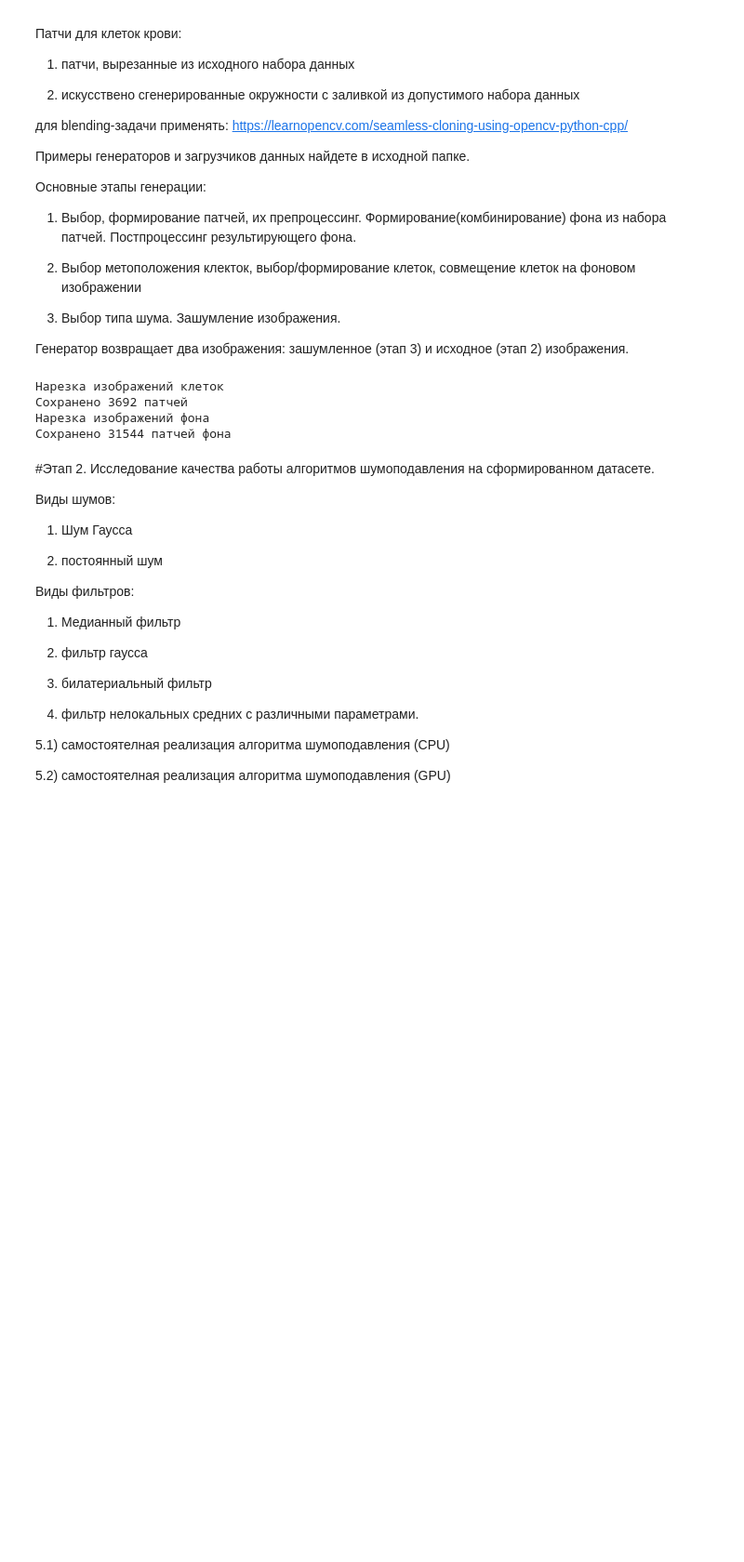
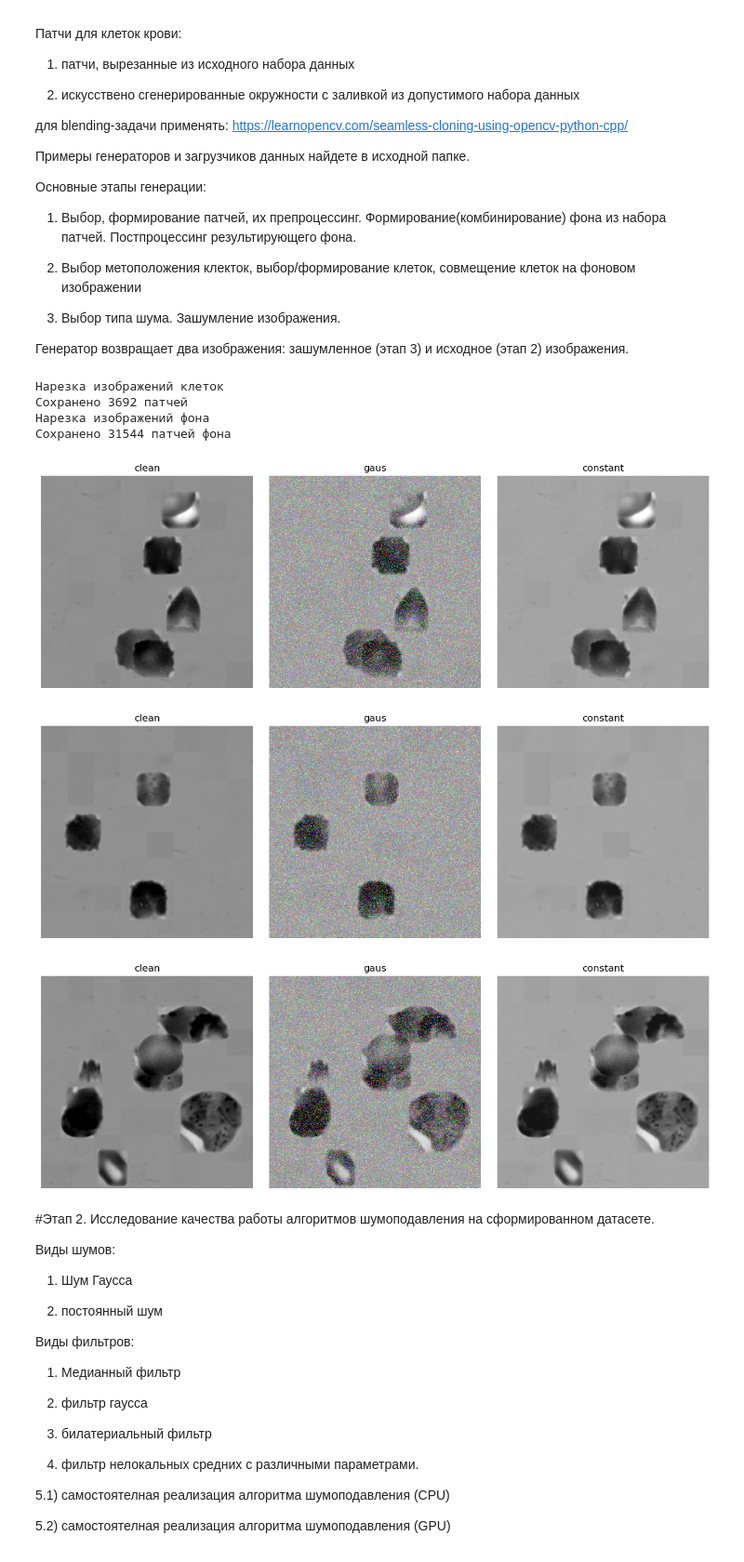
Before and after one commit to AnastasiaUchuvatova/CV, a Jupyter notebook: Uchuvatova 1.ipynb, the cells around one changed output. Shown at 93% size. Cells and saved outputs as stored; diff of their text form; code cells hidden in the pictures; blank space fills up the shorter version.

```diff
--- a/Uchuvatova 1.ipynb
+++ b/Uchuvatova 1.ipynb
@@ -100,65 +100,106 @@ crop_background_patches(image_paths, mask_paths, output_background_dir)
 Нарезка изображений фона
 Сохранено 31544 патчей фона
 # %%
+import cv2
+import numpy as np
 import random
+import os
+from glob import glob
+import matplotlib.pyplot as plt
+
 
 IMAGE_SIZE = (512, 512)
-NUM_CELLS_RANGE = (5, 20)
+NUM_CELLS_RANGE = (2, 10)
 
 def create_background_from_patches(image_size=IMAGE_SIZE, patch_dir="data/background"):
-    background = np.zeros(image_size[::-1], dtype=np.uint8)
+    background = np.zeros((image_size[1], image_size[0], 3), dtype=np.uint8)
     patch_size = (64, 64)
     patch_files = glob(os.path.join(patch_dir, "*.png"))
     num_patches_x = image_size[0] // patch_size[0]
     num_patches_y = image_size[1] // patch_size[1]
+
     for i in range(num_patches_y):
         for j in range(num_patches_x):
             patch = cv2.imread(random.choice(patch_files), cv2.IMREAD_GRAYSCALE)
+            if patch is None:
+                print(f"Error loading patch from {patch_files[0]}")
+                continue
+            patch = cv2.cvtColor(patch, cv2.COLOR_GRAY2BGR)
             background[i * patch_size[1]:(i + 1) * patch_size[1], j * patch_size[0]:(j + 1) * patch_size[0]] = patch
+
     return background
 
+
 def place_cell(background, cell):
-    bg_h, bg_w = background.shape
-    cell_h, cell_w = cell.shape
+    bg_h, bg_w, _ = background.shape
+    cell_h, cell_w, _ = cell.shape
+    mask = 255 * np.ones((cell_h, cell_w), dtype=np.uint8)
     x = random.randint(0, bg_w - cell_w)
     y = random.randint(0, bg_h - cell_h)
-    background[y:y + cell_h, x:x + cell_w] = cell
+    center = (x + cell_w // 2, y + cell_h // 2)
+    background = cv2.seamlessClone(cell, background, mask, center, cv2.NORMAL_CLONE)
     return background
+
 
 def add_gaussian_noise(image, mean=0, sigma=1):
     noise = np.random.normal(mean, sigma, image.shape).astype(np.uint8)
     noisy_image = cv2.add(image, noise)
     return noisy_image
+
 
 def add_constant_noise(image, value=20):
     noisy_image = cv2.add(image, value)
     return noisy_image
 
 
 def data_generator(cell_patch_dir="data/cells", use_generated_circles=True):
     while True:
         background = create_background_from_patches()
         clean_image = background.copy()
         num_cells = random.randint(NUM_CELLS_RANGE[0], NUM_CELLS_RANGE[1])
         cell_files = glob(os.path.join(cell_patch_dir, "*.png"))
         for _ in range(num_cells):
             cell = cv2.imread(random.choice(cell_files), cv2.IMREAD_GRAYSCALE)
-            bg_h, bg_w = clean_image.shape
-            cell_h, cell_w = cell.shape
+            cell = cv2.cvtColor(cell, cv2.COLOR_GRAY2BGR)
+            bg_h, bg_w, _ = clean_image.shape
+            cell_h, cell_w, _ = cell.shape
             x = random.randint(0, bg_w - cell_w)
             y = random.randint(0, bg_h - cell_h)
             clean_image = place_cell(clean_image, cell)
         noisy_gaus_image = add_gaussian_noise(clean_image.copy())
-        noisy_constant_image = add_gaussian_noise(clean_image.copy())
+        noisy_constant_image = add_constant_noise(clean_image.copy())
         yield noisy_gaus_image, noisy_constant_image, clean_image
 
 
 generator = data_generator()
 for i in range(3):
     noisy_gaus_image, noisy_constant_image, clean_image = next(generator)
     cv2.imwrite(f"noisy_gaus_image_{i}.png", noisy_gaus_image)
     cv2.imwrite(f"noisy_constant_image{i}.png", noisy_constant_image)
     cv2.imwrite(f"clean_image_{i}.png", clean_image)
+
+    plt.figure(figsize=(12, 4))  # Создаем фигуру, задаем размер
+    plt.subplot(1, 3, 1)  # 1 строка, 3 столбца, первый график
+    plt.imshow(clean_image, cmap='gray')
+    plt.title("clean")
+    plt.axis('off')
+
+    plt.subplot(1, 3, 2)  # 1 строка, 3 столбца, второй график
+    plt.imshow(noisy_gaus_image, cmap='gray')
+    plt.title("gaus")
+    plt.axis('off')
+
+    plt.subplot(1, 3, 3)  # 1 строка, 3 столбца, третий график
+    plt.imshow(noisy_constant_image, cmap='gray')
+    plt.title("constant")
+    plt.axis('off')
+
+    plt.tight_layout()  # Автоматическая настройка отступов между графиками
+    plt.show()
+# %% [output]
+[figure, added]
+[figure, added]
+[figure, added]
 # %% [markdown]
 #Этап 2. Исследование качества работы алгоритмов шумоподавления на сформированном датасете.
 
```
Also changed, not shown: parts of 1 cell of this notebook.
